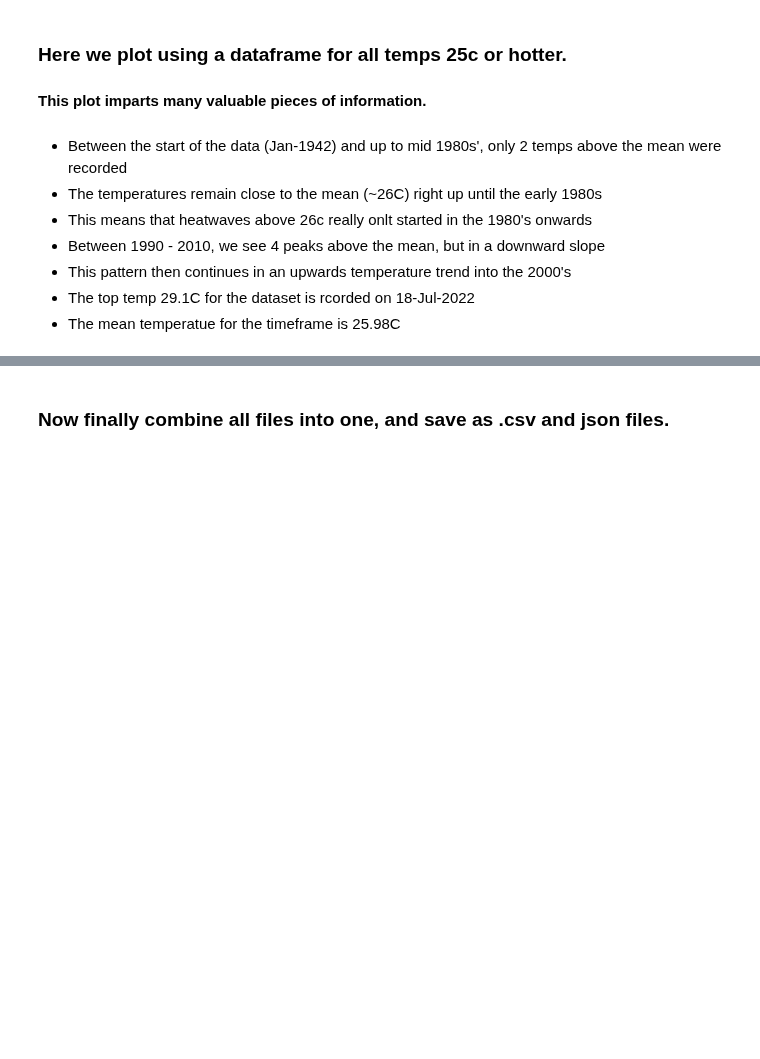
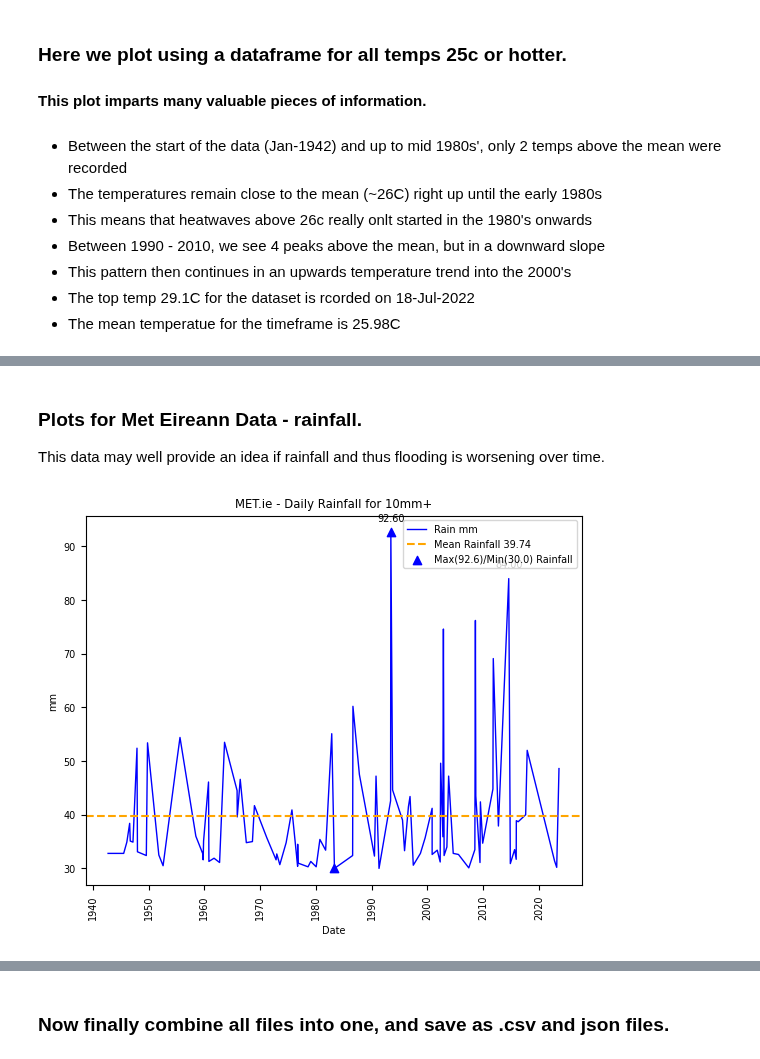
Before and after one commit to cpjm/pfda_project1, a Jupyter notebook: pfda_project2/project2.ipynb, the cells around one changed output, grey strips where cells are left out. Drawn from its saved outputs; the diff is of its cells as text; code cells hidden in the pictures; blank space fills up the shorter version.

Commit message:
Added more plots for Met Eireann data

```diff
--- a/pfda_project2/project2.ipynb
+++ b/pfda_project2/project2.ipynb
@@ -1508,0 +1502,50 @@ plt.show()
+# %% [markdown]
+### Plots for Met Eireann Data - rainfall.
+This data may well provide an idea if rainfall and thus flooding is worsening over time.
+# %%
+# Here we plot the higher volumn rain falls.
+# This includes data whereby rainfall is over 30mm.
+met_high_rainfall= met[(met['rain']>=30)].copy() # onlysubset of data, extract for 30mm plus
+met_high_rainfall['date'] = pd.to_datetime(met_high_rainfall['date'], format='%d-%b-%Y', errors='coerce')
+# convert string date column to an actual date datatype
+met_high_rainfall['year'] = met_high_rainfall['date'].dt.strftime('%Y') # create new column with 3 char month
+
+#print(met_high_rainfall.head())
+
+# Get the mean, max and min temps.
+mean_rain = np.mean(met_high_rainfall['rain'])
+max_rain = np.max(met_high_rainfall['rain'])
+min_rain = np.min(met_high_rainfall['rain'])
+
+fig = plt.figure()
+plt.plot_date(met_high_rainfall['date'], met_high_rainfall['rain'], '-b',label='Rain mm',linewidth=1)
+plt.axhline(y=mean_rain, color='orange', linestyle='--', label='Mean Rainfall ' + str(round(mean_rain,2)))
+
+# Mark the maximum and minimum temperatures
+plt.scatter([met_high_rainfall['date'][met_high_rainfall['rain'].idxmax()], \
+             met_high_rainfall['date'][met_high_rainfall['rain'].idxmin()]],
+            [max_rain, min_rain],
+            color='b', marker='^',
+            label='Max(' + str(round(max_rain,2)) +')' \
+                + '/Min(' + str(round(min_rain,2)) + ') Rainfall')
+
+for x,y in zip(met_high_rainfall['date'],met_high_rainfall['rain']):
+    label = "{:.2f}".format(y)
+    if y>=max_rain-10:
+        plt.annotate(label, # this is the text
+                 (x,y), # these are the coordinates to position the label
+                 textcoords="offset points", # how to position the text
+                 xytext=(0,8), # distance from text to points (x,y)
+                 color='black',
+                 ha='center') # horizontal alignment can be left, right or center
+
+plt.legend(loc="best")
+plt.xlabel('Date')
+plt.ylabel('mm')
+plt.title('MET.ie - Daily Rainfall for 10mm+')
+
+plt.xticks(rotation = 90)
+
+plt.show()
+# %% [output]
+[figure, added]
```
Also changed, not shown: parts of 29 cells of this notebook.
